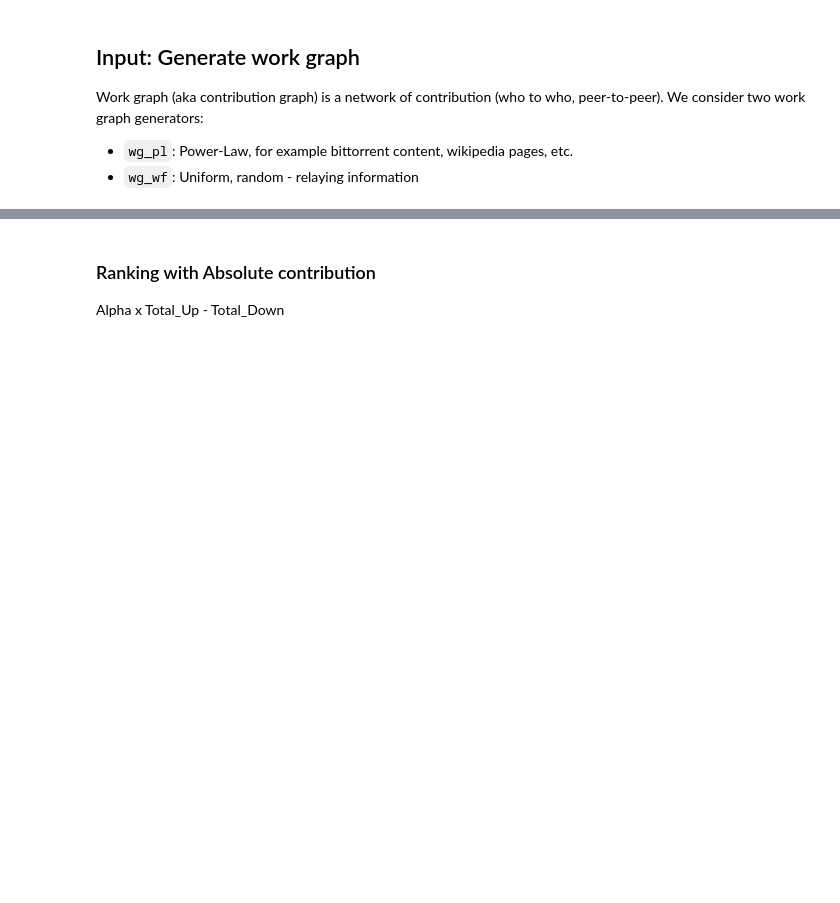
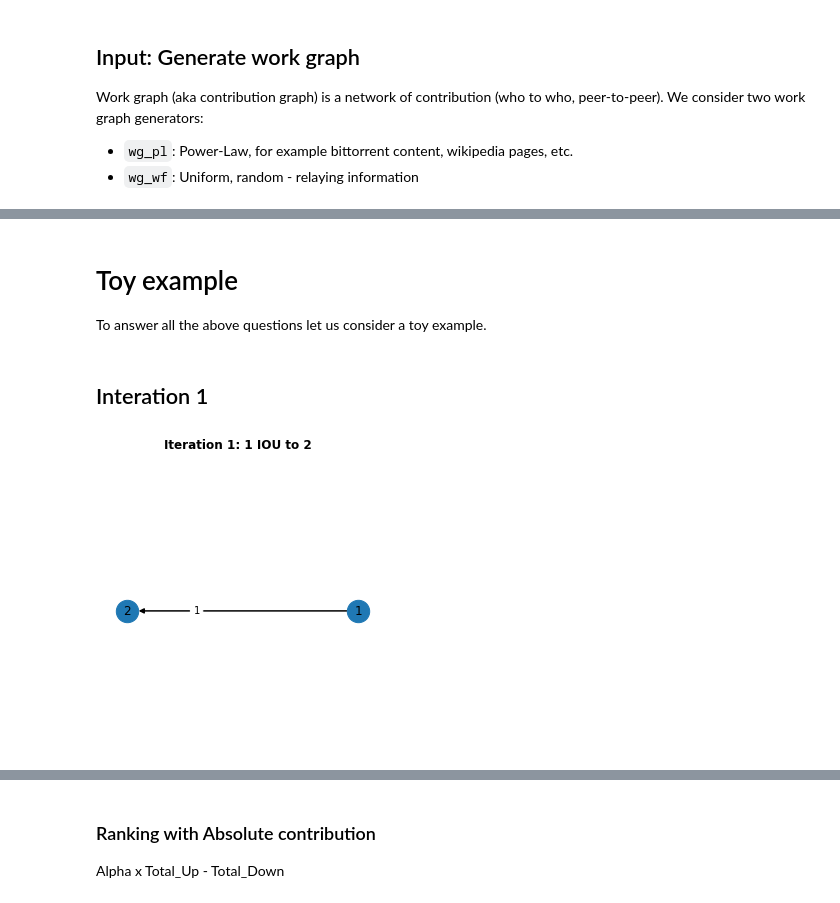
Before and after one commit to grimadas/network_accounting, a Jupyter notebook: experiments/00_Intro_Experiments.ipynb, the cells around one changed output, grey strips where cells are left out. Saved outputs shown, nothing was run; the diff lists cells and outputs as text; code cells hidden in the pictures; blank space fills up the shorter version.

Commit message:
Add toy graph example

```diff
--- a/experiments/00_Intro_Experiments.ipynb
+++ b/experiments/00_Intro_Experiments.ipynb
@@ -86,0 +172,37 @@ We consider following for the following trust accounting algorithms:
+# %% [markdown]
+# Toy example
+
+To answer all the above questions let us consider a toy example.
+# %%
+import networkx as nx
+import matplotlib.pyplot as plt
+
+def draw_nx(G, figsize=(5,5), subtitle=None):
+    pos = nx.kamada_kawai_layout(G)
+    fig = plt.figure(figsize=figsize)
+    ax = fig.add_subplot(111)
+    if subtitle:
+        fig.suptitle(subtitle, fontweight ="bold")
+    ax.spines['top'].set_visible(False)
+    ax.spines['right'].set_visible(False)
+    ax.spines['bottom'].set_visible(False)
+    ax.spines['left'].set_visible(False)
+    nx.draw_networkx(G, with_labels=True,
+        #connectionstyle='arc3, rad = 0.1',
+        node_size=500,
+        label=15,
+        pos=pos,
+        node_shape='o',
+        width=1.5)
+    edgeLabels = nx.get_edge_attributes(G,'weight')
+    edgeLabels = {x:int(d) for x,d in edgeLabels.items()}
+    nx.draw_networkx_edge_labels(G, pos=pos, edge_labels=edgeLabels, label_pos=0.3, font_size=10);
+# %% [markdown]
+## Interation 1
+# %%
+
+G1 = nx.DiGraph()
+G1.add_edge(1,2, weight=1)
+draw_nx(G1, subtitle='Iteration 1: 1 IOU to 2')
+# %% [output]
+[figure, added]
```
Also changed, not shown: parts of 25 cells of this notebook, 1 other file.
